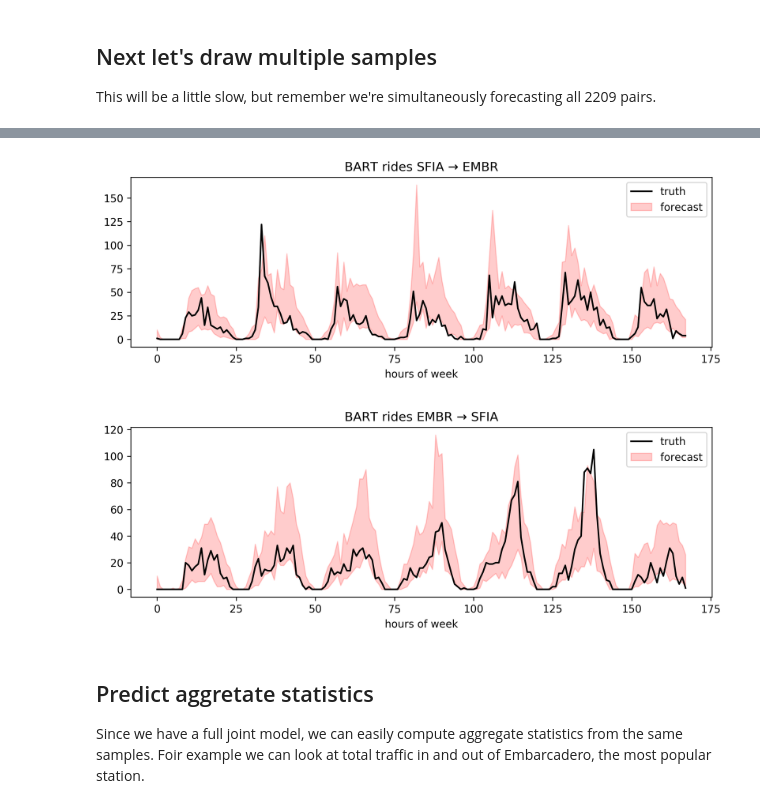
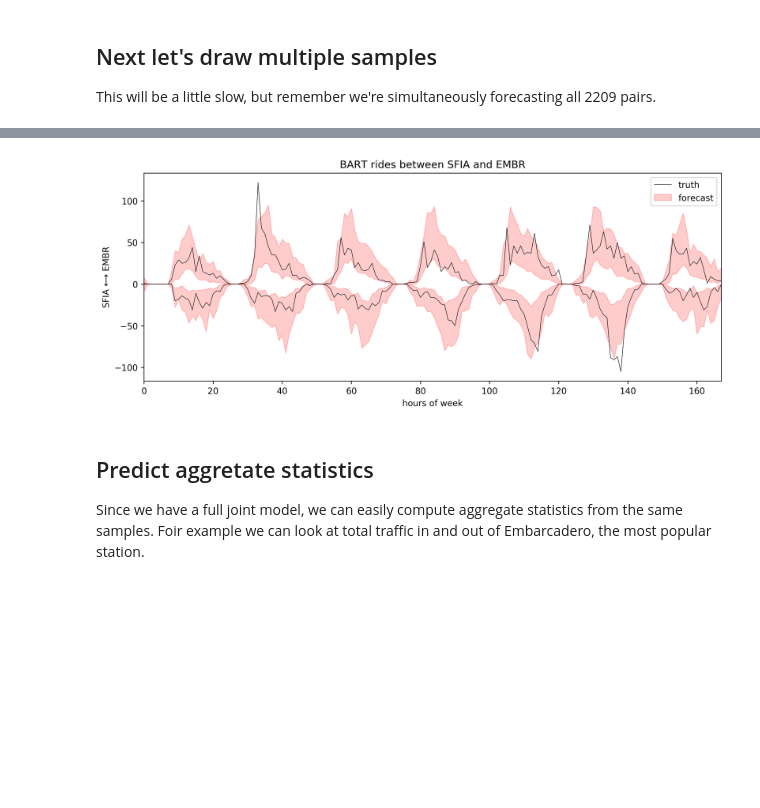
Before and after one commit to pyro-ppl/sandbox, a Jupyter notebook: 2019-08-time-series/bart/forecast.ipynb, the cells around one changed output, grey strips where cells are left out. Cells and saved outputs as stored; diff of their text form; code cells hidden in the pictures; blank space fills up the shorter version.

Commit message:
Funsor version of bart forecast example (#9)

```diff
--- a/2019-08-time-series/bart/forecast.ipynb
+++ b/2019-08-time-series/bart/forecast.ipynb
@@ -61,7 +61,8 @@ print(torch.__version__)
 1.2.0
 # %%
-pyro.get_param_store().load("pyro_param_store.pkl")
-forecaster = torch.load("forecaster.pkl")
+pyro.get_param_store().load("pyro_param_store.pkl", map_location="cpu")
+forecaster = torch.load("forecaster.pkl", map_location="cpu")
+forecaster.args.device = "cpu"
 print(type(forecaster))
 print(forecaster.dataset["stations"])
 # %% [output]
@@ -130,19 +131,30 @@ Wall time: 19.5 s
 # %%
-for origin, destin in [("SFIA", "EMBR"), ("EMBR", "SFIA")]:
+for origin, destin in [("SFIA", "EMBR")]:
     o = forecaster.dataset["stations"].index(origin)
     d = forecaster.dataset["stations"].index(destin)
+    t = torch.arange(len(truth))
+    pyplot.figure(figsize=(10, 4), dpi=300)
+
     low = samples[:, :, o, d].kthvalue(10, dim=0)[0]
     high = samples[:, :, o, d].kthvalue(90, dim=0)[0]
-    pyplot.figure(figsize=(10, 3), dpi=300)
-    pyplot.plot(truth[:, o, d], 'k-', label="truth")
-    pyplot.fill_between(torch.arange(len(low)), low, high,
+    pyplot.plot(t, truth[:, o, d], 'k-', label="truth", lw=0.5)
+    pyplot.fill_between(t, low, high,
                         color='red', alpha=0.2, label="forecast")
+
+    low = -samples[:, :, d, o].kthvalue(10, dim=0)[0]
+    high = -samples[:, :, d, o].kthvalue(90, dim=0)[0]
+    pyplot.plot(t, -truth[:, d, o], 'k-', lw=0.5)
+    pyplot.fill_between(t, low, high, color='red', alpha=0.2)
+
     pyplot.xlabel("hours of week")
-    pyplot.title("BART rides {} → {}".format(origin, destin))
+    pyplot.ylabel(f"{origin} ⟷ {destin}")
+    pyplot.title(f"BART rides between {origin} and {destin}")
     pyplot.legend();
+    pyplot.xlim(t.min(), t.max())
+    pyplot.legend(loc='best')
+    pyplot.tight_layout(0);
 # %% [output]
-[figure, old version]
+[figure, new version]
-[figure, removed]
 # %% [markdown]
 ## Predict aggretate statistics
 
```
Also changed, not shown: parts of 6 cells of this notebook, 7 other files.
